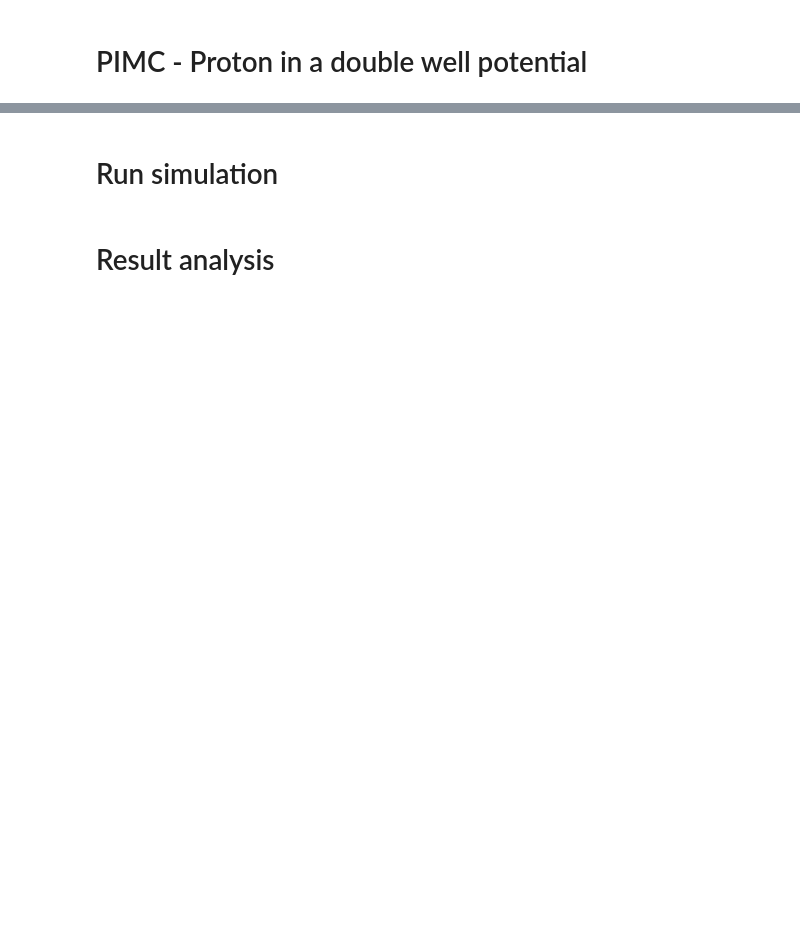
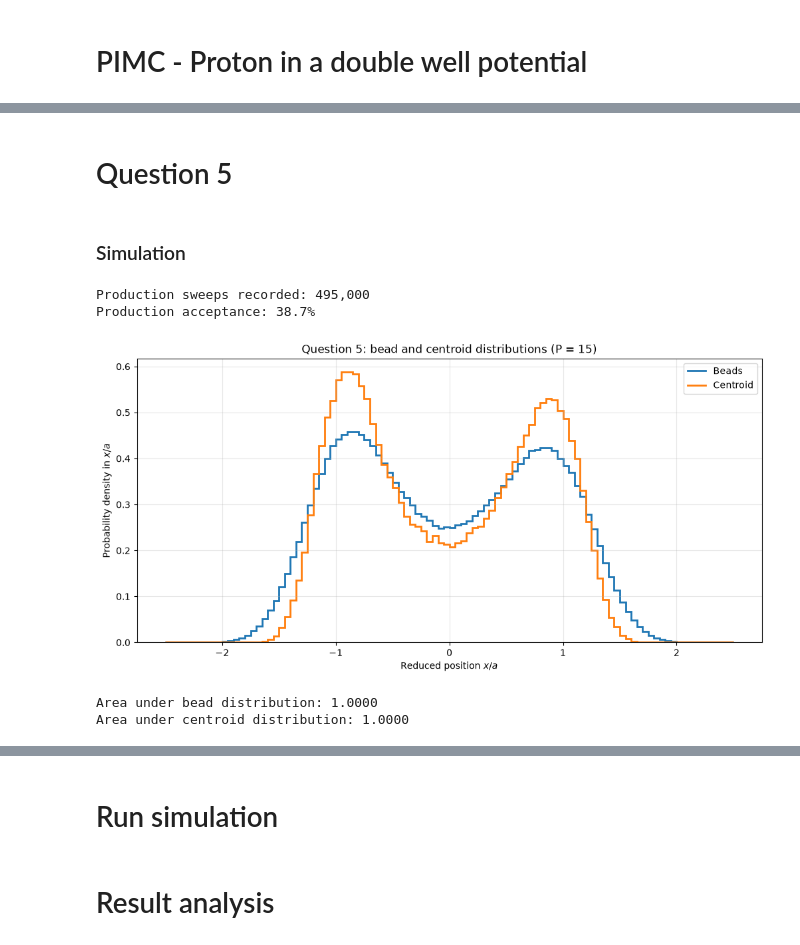
Before and after one commit to jJulZzZ/MSN---Projet-8, a Jupyter notebook: simu.ipynb, the cells around one changed output, grey strips where cells are left out. Drawn from its saved outputs; the diff is of its cells as text; code cells hidden in the pictures; blank space fills up the shorter version.

```diff
--- a/simu.ipynb
+++ b/simu.ipynb
@@ -164,0 +296,38 @@ def run_simulation(N_sweep: int = 1000, P: int = 50, C: float = 0.3, a_corr: flo
+# %% [markdown]
+# Question 5
+# %% [markdown]
+### Simulation
+# %%
+# N_sweep includes the discarded equilibration sweeps.
+q5_burn_in_sweeps = 5_000
+np.random.seed(42)  # Change the seed to check reproducibility of the distributions.
+M_conf, success_list, centroid_positions, mean_energies, params, rho, rho_centroid, edges = run_simulation(
+    500_000, P=15, C=0.3, a_corr=1.0, burn_in_sweeps=q5_burn_in_sweeps, T_factor=0.6
+)
+print(f"Production sweeps recorded: {params.N_sweep - q5_burn_in_sweeps:,}")
+print(f"Production acceptance: {100 * np.mean(success_list[q5_burn_in_sweeps * params.P:]):.1f}%")
+# %% [output]
+Production sweeps recorded: 495,000
+Production acceptance: 38.7%
+# %%
+import matplotlib.pyplot as plt
+
+# rho and rho_centroid are already histograms: plot their values with stairs.
+fig, ax = plt.subplots(figsize=(10, 5), constrained_layout=True)
+ax.stairs(rho, edges, label="Beads", color="tab:blue", linewidth=2)
+ax.stairs(rho_centroid, edges, label="Centroid", color="tab:orange", linewidth=2)
+ax.set_xlabel(r"Reduced position $x/a$")
+ax.set_ylabel(r"Probability density in $x/a$")
+ax.set_title(f"Question 5: bead and centroid distributions (P = {params.P})")
+ax.grid(alpha=0.3)
+ax.legend()
+plt.show()
+
+# Each area should be 1. The histogram heights themselves need not sum to 1.
+widths = np.diff(edges)
+print(f"Area under bead distribution: {np.sum(rho * widths):.4f}")
+print(f"Area under centroid distribution: {np.sum(rho_centroid * widths):.4f}")
+# %% [output]
+[figure, added]
+Area under bead distribution: 1.0000
+Area under centroid distribution: 1.0000
```
Also changed, not shown: parts of 13 cells of this notebook, 2 other files.
